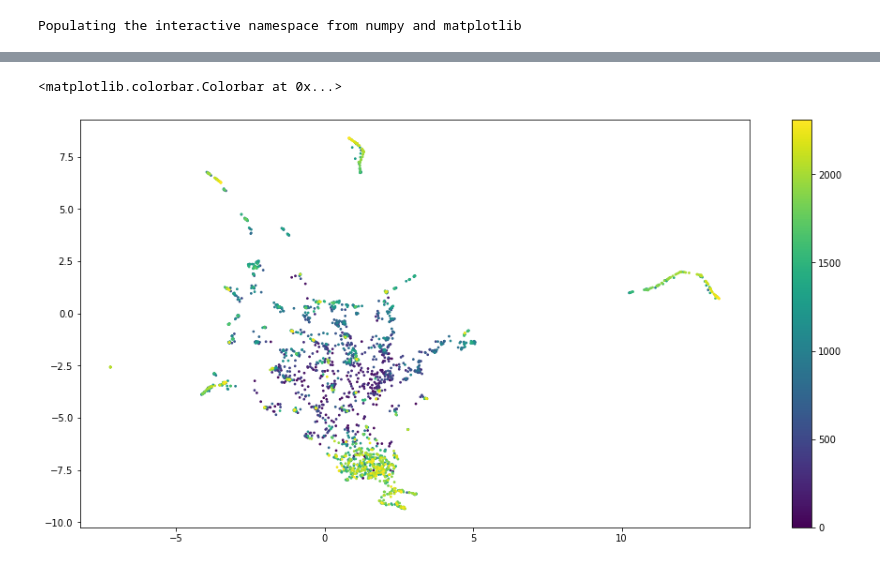
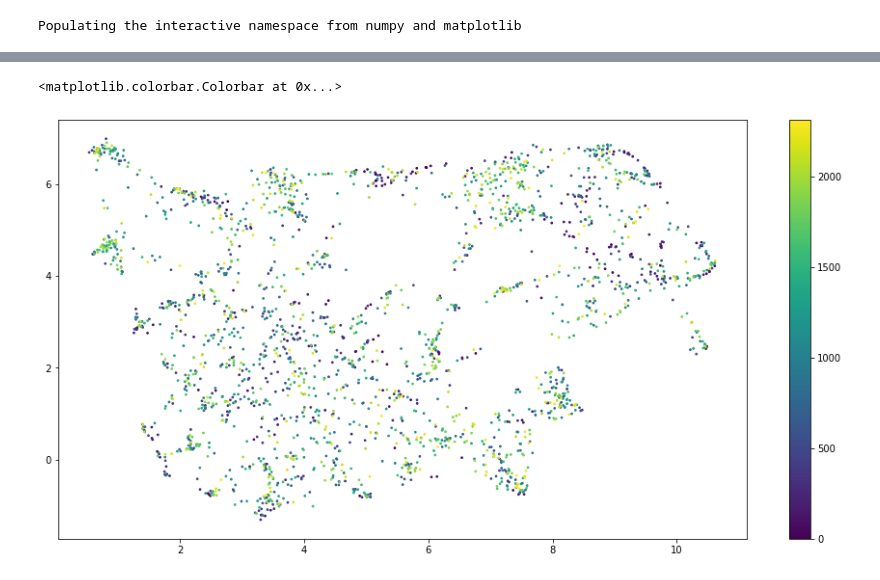
Before and after one commit to makrai/verb-tensor, a Jupyter notebook: cluster.ipynb, the cells around one changed output, grey strips where cells are left out. Saved outputs shown, nothing was run; the diff lists cells and outputs as text; code cells hidden in the pictures.

```diff
--- a/cluster.ipynb
+++ b/cluster.ipynb
@@ -15,0 +22,2 @@ Populating the interactive namespace from numpy and matplotlib
+# %%
+evalor.load_embeddings()
@@ -20,7 +67,5 @@ evalor = VerbTensorEvaluator()
-# %%
-evalor.load_embeddings(cutoff=20000)
 # %%
-mapper = UMAP()#metric
+mapper = UMAP(n_components=2, metric='cosine')
 # %%
 verb_mx = mapper.fit_transform(evalor.decomped_tns.factors[1])
 # %%
@@ -32,11 +77,11 @@ df = df.reset_index()
 # %%
 plt.rcParams['figure.figsize'] = [16, 8]
 # %%
-plt.scatter(*verb_mx.T, s=3, c=df.index)
+plt.scatter(*verb_mx.T[0:], s=3, c=df.index)
 plt.colorbar()
 # %% [output]
 <matplotlib.colorbar.Colorbar at 0x...>
-[figure, old version]
+[figure, new version]
 # %%
 _ = plt.hist2d(df.index, df.vnet.str.len())
 # %% [output]
```
Also changed, not shown: parts of 23 cells of this notebook.
